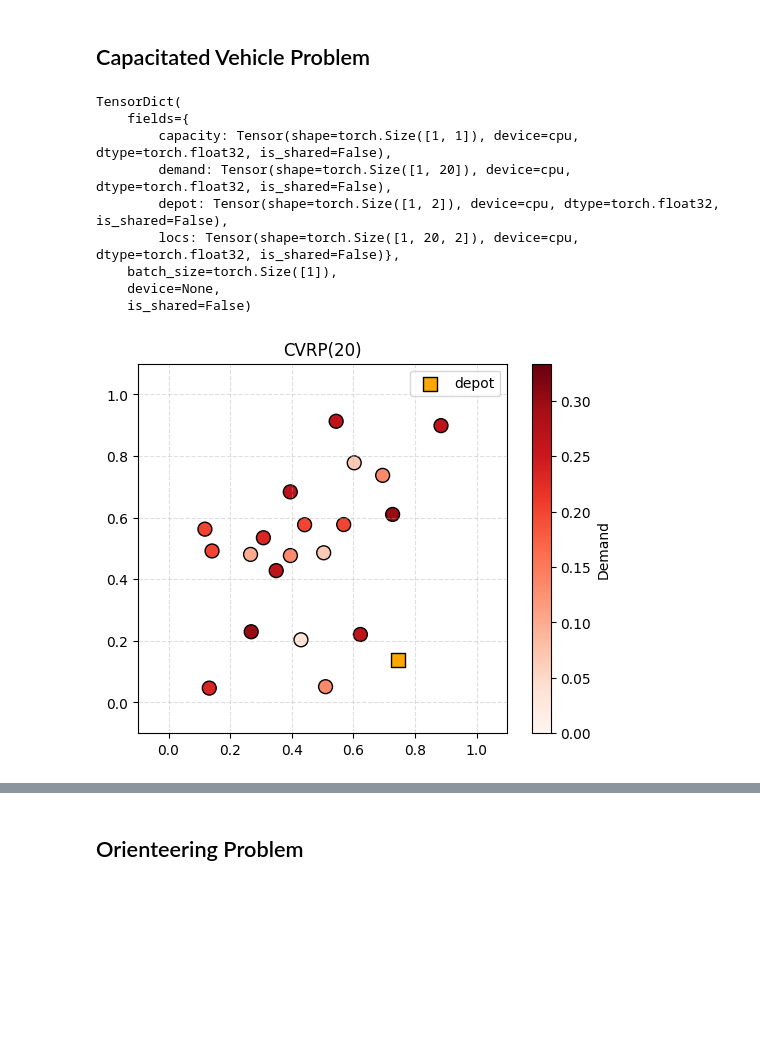
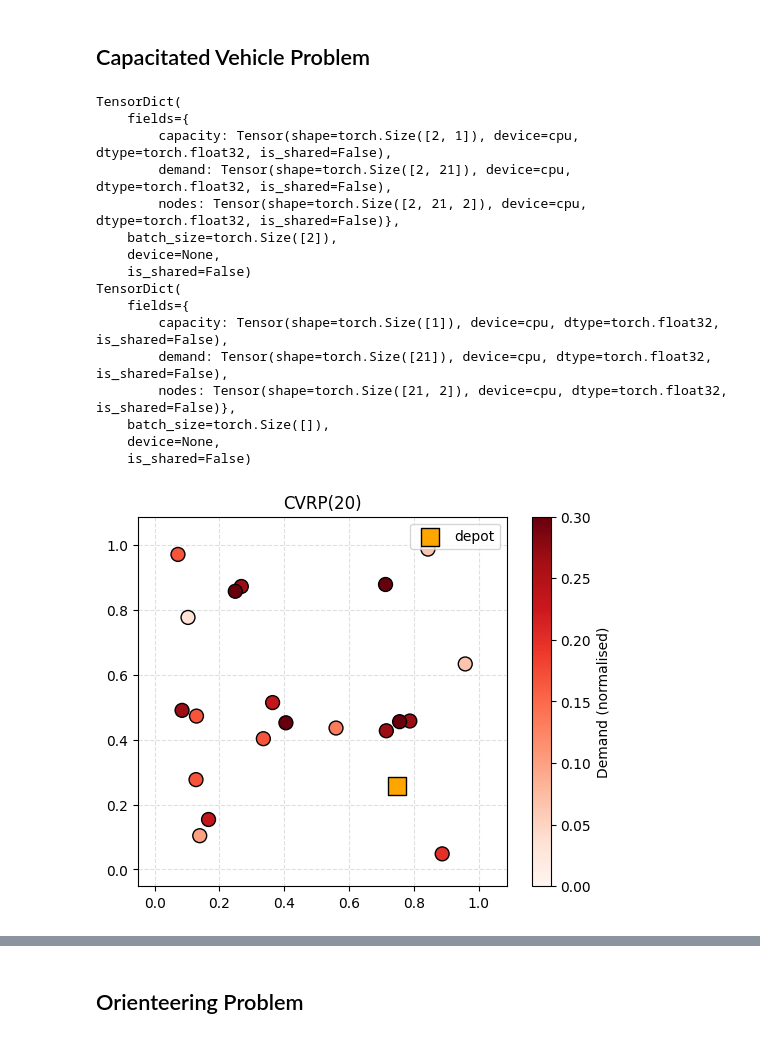
Before and after one commit to arekpaterak/master-thesis, a Jupyter notebook: notebooks/01-problems-overview.ipynb, the cells around one changed output, grey strips where cells are left out. Saved outputs shown, nothing was run; the diff lists cells and outputs as text; code cells hidden in the pictures; blank space fills up the shorter version.

Commit message:
Add CVRP representations and functions

```diff
--- a/notebooks/01-problems-overview.ipynb
+++ b/notebooks/01-problems-overview.ipynb
@@ -44,27 +55,30 @@ tensor([[0.8419, 0.0078],
 # %% [markdown]
 ## Capacitated Vehicle Problem
 # %%
-cvrp_config = CVRPConfig(num_nodes=20)
-cvrp_generator = get_cvrp_generator(cvrp_config)
-td = cvrp_generator([1])
+cvrp_config = CVRPConfig.for_n(20)
+cvrp_sampler = TensorDictCVRPSampler(cvrp_config)
+td = cvrp_sampler(2)
 print(td)
+print(td[0])
 
-capacity = td[0]["capacity"].item()
-min_loc = cvrp_generator.min_loc
-max_loc = cvrp_generator.max_loc
-min_demand = cvrp_generator.min_demand / capacity
-max_demand = cvrp_generator.max_demand / capacity
-
-visualize_cvrp_instance(td[0], min_loc, max_loc, max_demand)
+cvrp_instance = CVRPInstance.from_td(td[0])
+cvrp_instance.visualize()
 plt.show()
 # %% [output]
 TensorDict(
     fields={
-        capacity: Tensor(shape=torch.Size([1, 1]), device=cpu, dtype=torch.float32, is_shared=False),
-        demand: Tensor(shape=torch.Size([1, 20]), device=cpu, dtype=torch.float32, is_shared=False),
-        depot: Tensor(shape=torch.Size([1, 2]), device=cpu, dtype=torch.float32, is_shared=False),
-        locs: Tensor(shape=torch.Size([1, 20, 2]), device=cpu, dtype=torch.float32, is_shared=False)},
-    batch_size=torch.Size([1]),
+        capacity: Tensor(shape=torch.Size([2, 1]), device=cpu, dtype=torch.float32, is_shared=False),
+        demand: Tensor(shape=torch.Size([2, 21]), device=cpu, dtype=torch.float32, is_shared=False),
+        nodes: Tensor(shape=torch.Size([2, 21, 2]), device=cpu, dtype=torch.float32, is_shared=False)},
+    batch_size=torch.Size([2]),
     device=None,
     is_shared=False)
+TensorDict(
+    fields={
+        capacity: Tensor(shape=torch.Size([1]), device=cpu, dtype=torch.float32, is_shared=False),
+        demand: Tensor(shape=torch.Size([21]), device=cpu, dtype=torch.float32, is_shared=False),
+        nodes: Tensor(shape=torch.Size([21, 2]), device=cpu, dtype=torch.float32, is_shared=False)},
+    batch_size=torch.Size([]),
+    device=None,
+    is_shared=False)
-[figure, old version]
+[figure, new version]
```
Also changed, not shown: parts of 4 cells of this notebook, 14 other files.
